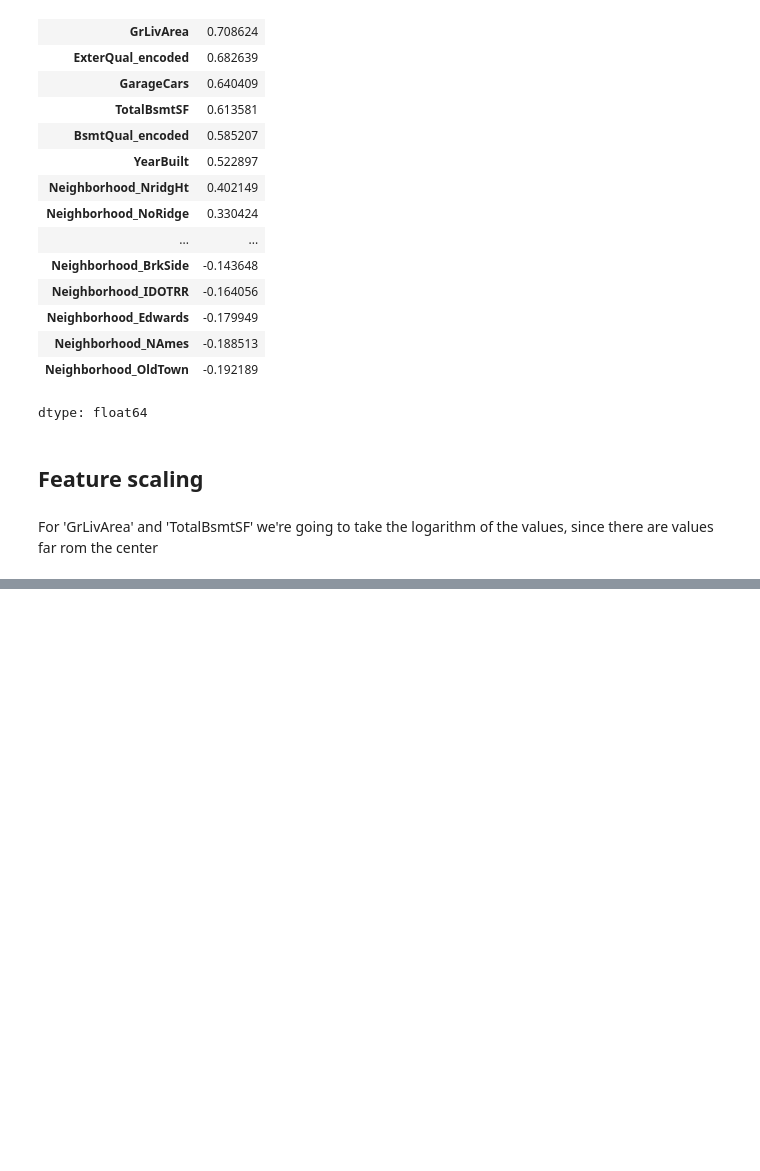
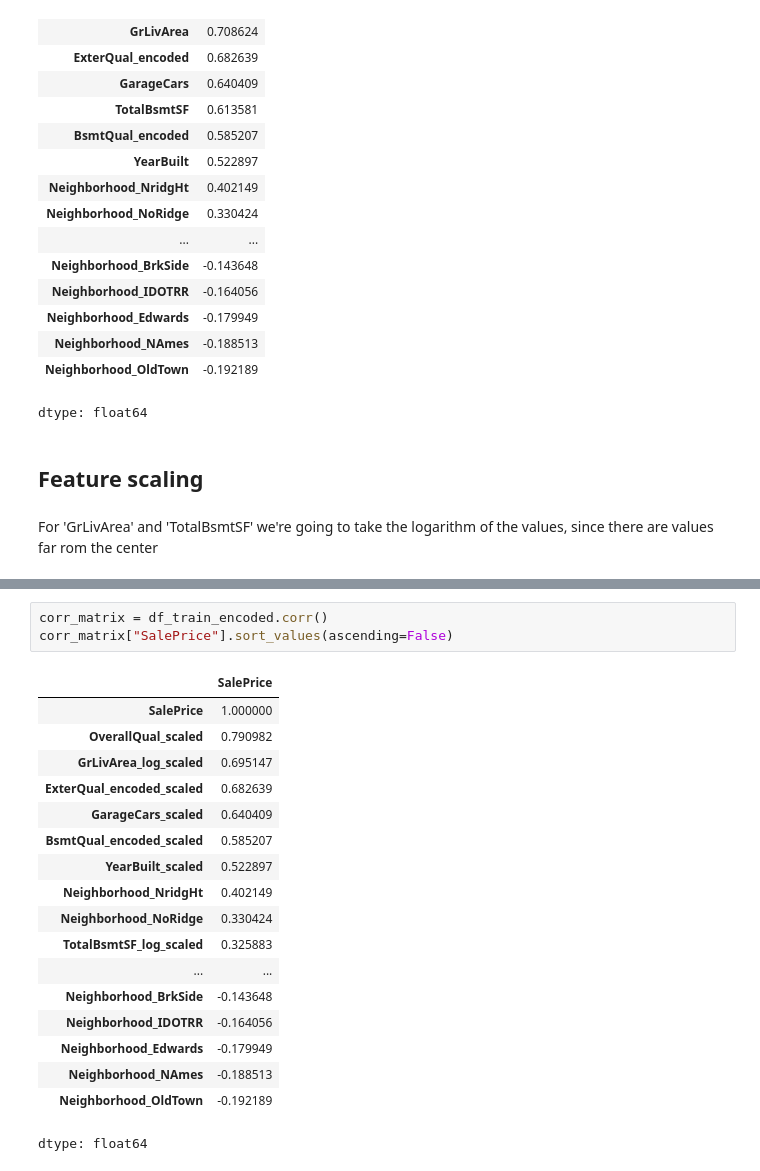
Before and after one commit to rbpernas/Learning_Projects, a Jupyter notebook: House_prices_2.ipynb, the cells around one changed output, grey strips where cells are left out. Drawn from its saved outputs; the diff is of its cells as text; blank space fills up the shorter version.

```diff
--- a/House_prices_2.ipynb
+++ b/House_prices_2.ipynb
@@ -455,0 +510,22 @@ Now we're coing to apply standarization to
+# %%
+corr_matrix = df_train_encoded.corr()
+corr_matrix["SalePrice"].sort_values(ascending=False)
+# %% [output]
+|  | SalePrice |
+| SalePrice | 1.000000 |
+| OverallQual_scaled | 0.790982 |
+| GrLivArea_log_scaled | 0.695147 |
+| ExterQual_encoded_scaled | 0.682639 |
+| GarageCars_scaled | 0.640409 |
+| BsmtQual_encoded_scaled | 0.585207 |
+| YearBuilt_scaled | 0.522897 |
+| Neighborhood_NridgHt | 0.402149 |
+| Neighborhood_NoRidge | 0.330424 |
+| TotalBsmtSF_log_scaled | 0.325883 |
+| ... | ... |
+| Neighborhood_BrkSide | -0.143648 |
+| Neighborhood_IDOTRR | -0.164056 |
+| Neighborhood_Edwards | -0.179949 |
+| Neighborhood_NAmes | -0.188513 |
+| Neighborhood_OldTown | -0.192189 |
+dtype: float64
```
Also changed, not shown: parts of 7 cells of this notebook.
